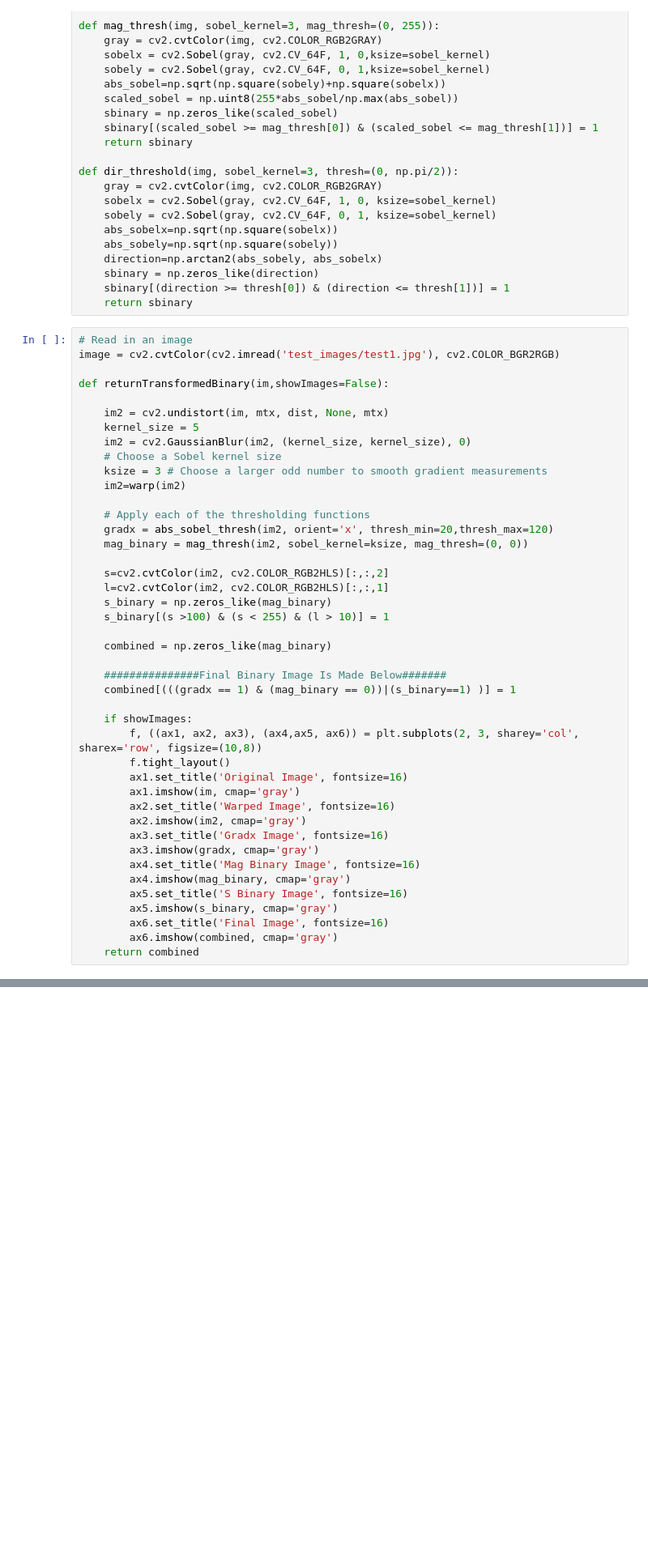
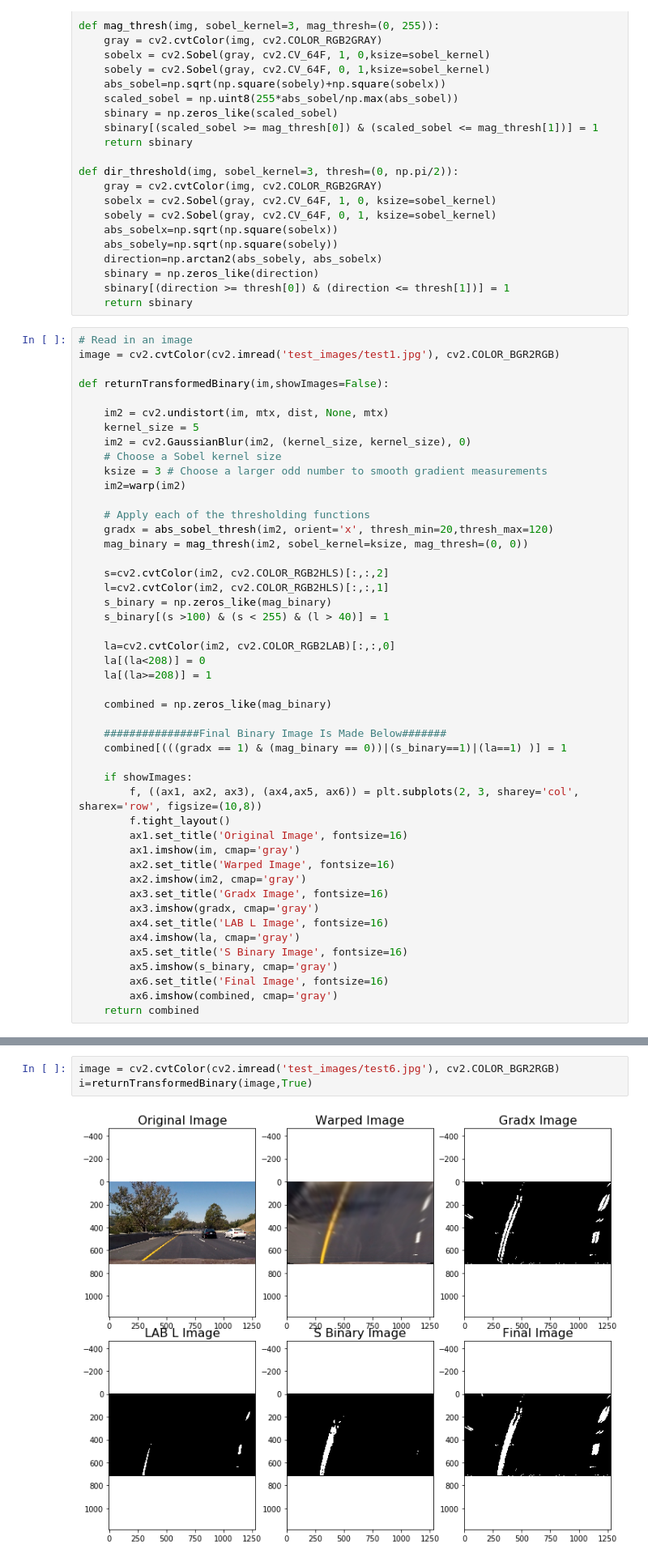
Before and after one commit to VibhorSaxena/CarND-Advance-Lane-Lines, a Jupyter notebook: Notebook.ipynb, the cells around one changed output, grey strips where cells are left out. Shown: that part at 81% size. Saved outputs shown, nothing was run; the diff lists cells and outputs as text; blank space fills up the shorter version.

```diff
--- a/Notebook.ipynb
+++ b/Notebook.ipynb
@@ -127,12 +127,16 @@ def returnTransformedBinary(im,showImages=False):
     s=cv2.cvtColor(im2, cv2.COLOR_RGB2HLS)[:,:,2]
     l=cv2.cvtColor(im2, cv2.COLOR_RGB2HLS)[:,:,1]
     s_binary = np.zeros_like(mag_binary)
-    s_binary[(s >100) & (s < 255) & (l > 10)] = 1
+    s_binary[(s >100) & (s < 255) & (l > 40)] = 1
+
+    la=cv2.cvtColor(im2, cv2.COLOR_RGB2LAB)[:,:,0]
+    la[(la<208)] = 0
+    la[(la>=208)] = 1
 
     combined = np.zeros_like(mag_binary)
 
     ###############Final Binary Image Is Made Below#######
-    combined[(((gradx == 1) & (mag_binary == 0))|(s_binary==1) )] = 1
+    combined[(((gradx == 1) & (mag_binary == 0))|(s_binary==1)|(la==1) )] = 1
 
     if showImages:
         f, ((ax1, ax2, ax3), (ax4,ax5, ax6)) = plt.subplots(2, 3, sharey='col', sharex='row', figsize=(10,8))
@@ -143,8 +147,8 @@ def returnTransformedBinary(im,showImages=False):
         ax2.imshow(im2, cmap='gray')
         ax3.set_title('Gradx Image', fontsize=16)
         ax3.imshow(gradx, cmap='gray')
-        ax4.set_title('Mag Binary Image', fontsize=16)
-        ax4.imshow(mag_binary, cmap='gray')
+        ax4.set_title('LAB L Image', fontsize=16)
+        ax4.imshow(la, cmap='gray')
         ax5.set_title('S Binary Image', fontsize=16)
         ax5.imshow(s_binary, cmap='gray')
         ax6.set_title('Final Image', fontsize=16)
@@ -157,3 +157,8 @@ i=returnTransformedBinary(image,True)
+# %%
+image = cv2.cvtColor(cv2.imread('test_images/test6.jpg'), cv2.COLOR_BGR2RGB)
+i=returnTransformedBinary(image,True)
+# %% [output]
+[figure, added]
 # %%
 #####Line class to store properties of lines#######
 class Line():
```
Also changed, not shown: parts of 2 cells of this notebook, 2 other files.
